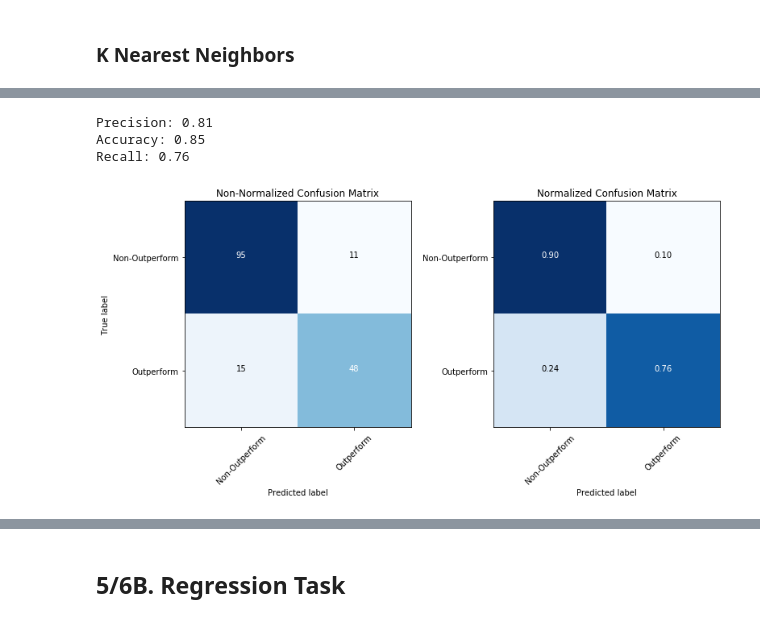
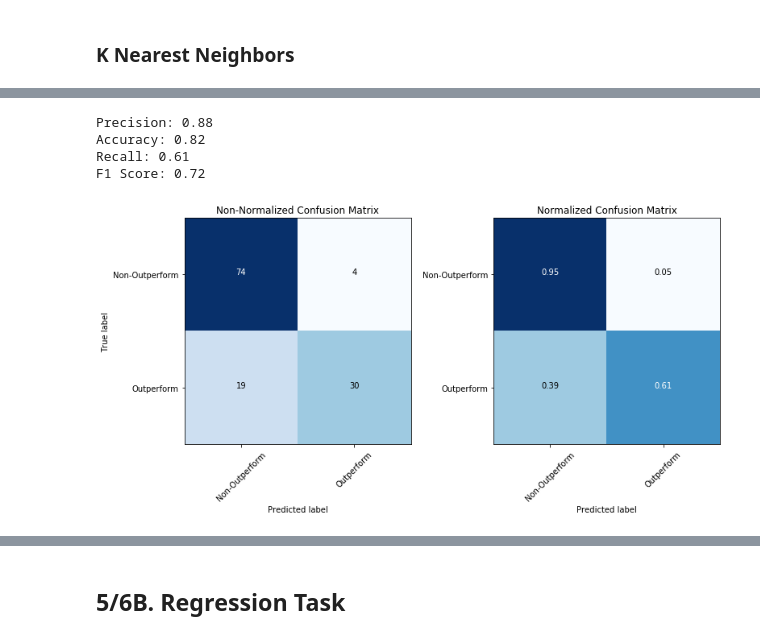
Before and after one commit to jeffweltman/MSDS7331, a Jupyter notebook: Lab 2 - Working/MSDS 7331 - Lab 2 - KassofWeltmanDickens.ipynb, the cells around one changed output, grey strips where cells are left out. Drawn from its saved outputs; the diff is of its cells as text; code cells hidden in the pictures.

```diff
--- a/Lab 2 - Working/MSDS 7331 - Lab 2 - KassofWeltmanDickens.ipynb
+++ b/Lab 2 - Working/MSDS 7331 - Lab 2 - KassofWeltmanDickens.ipynb
@@ -86,36 +88,39 @@ Below we will grow a random forest using the default parameters, and examine the
 # %%
 from sklearn.model_selection import train_test_split
 from sklearn.ensemble import RandomForestClassifier
-from sklearn.metrics import precision_score, accuracy_score, confusion_matrix, recall_score
+from sklearn.metrics import precision_score, accuracy_score, confusion_matrix, recall_score, f1_score
 
 import numpy as np
 import pandas as pd
 
 # Generate a 60/40 training/test split of data
-X_train, X_test, y_train, y_test = train_test_split(x, y, test_size=0.4, random_state=0)
+X_train, X_test, y_train, y_test = train_test_split(x, y, test_size=0.3, random_state=0)
 # Generate & train instance of RandomForest classifier
 rf = RandomForestClassifier(random_state=42)
 rf.fit(X_train, y_train)
 # Print classification metrics & confusion matrix (normalized & non)
 print("Precision: %0.2f" % precision_score(y_test, rf.predict(X_test)))
 print("Accuracy: %0.2f" % accuracy_score(y_test, rf.predict(X_test)))
 print("Recall: %0.2f" % recall_score(y_test, rf.predict(X_test)))
+
 rf_precision = precision_score(y_test, rf.predict(X_test))
 rf_recall = recall_score(y_test, rf.predict(X_test))
 rf_accuracy = accuracy_score(y_test, rf.predict(X_test))
+
 # Calc and plot confusion matrices
 cm = confusion_matrix(y_test, rf.predict(X_test))
 plt.figure(figsize = (11, 6))
 plt.subplot(1, 2, 1)
 plot_confusion_matrix(cm, ['Non-Outperform', 'Outperform'])
 plt.title("Non-Normalized Confusion Matrix")
 plt.subplot(1, 2, 2)
 plot_confusion_matrix(cm, ['Non-Outperform', 'Outperform'], normalize=True)
 plt.title("Normalized Confusion Matrix")
 plt.ylabel("")
 plt.show()
 # %% [output]
-Precision: 0.81
-Accuracy: 0.85
-Recall: 0.76
+Precision: 0.88
+Accuracy: 0.82
+Recall: 0.61
+F1 Score: 0.72
-[figure, old version]
+[figure, new version]
```
Also changed, not shown: parts of 5 cells of this notebook.
